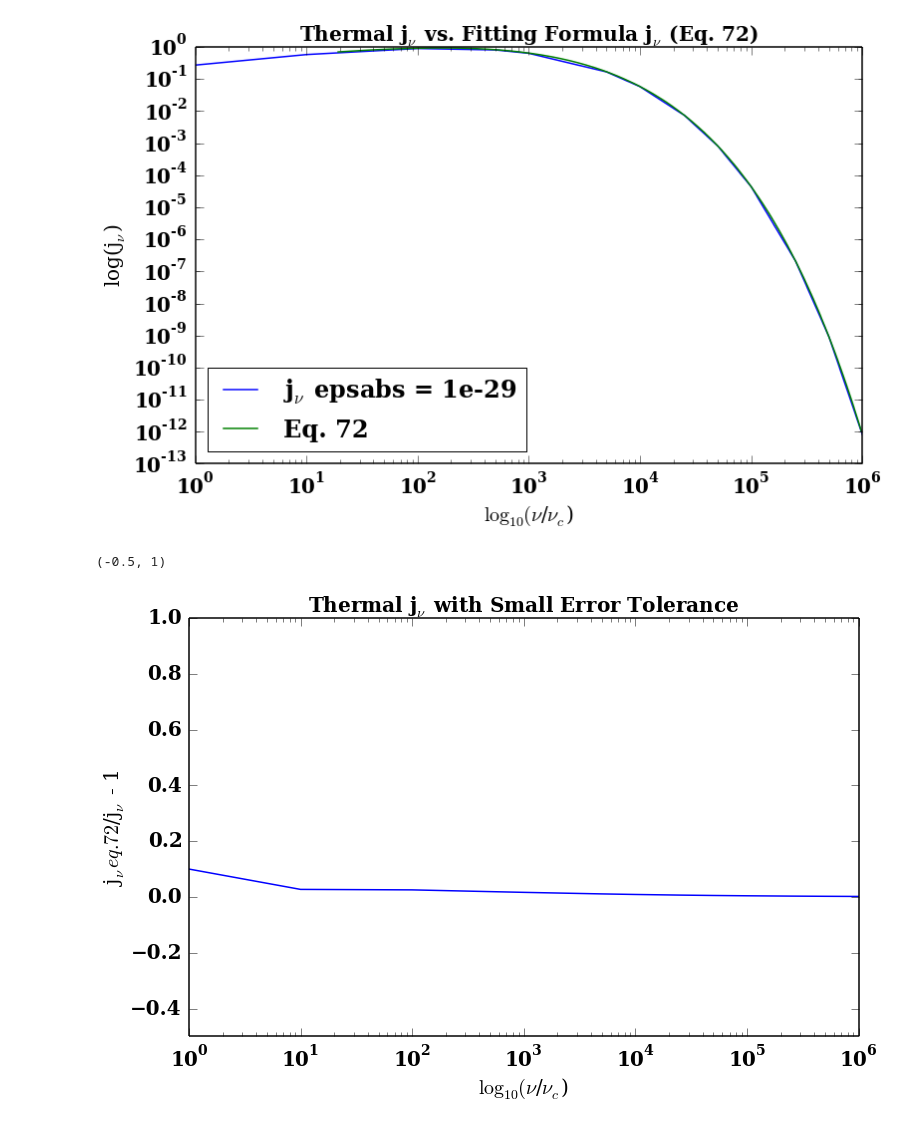
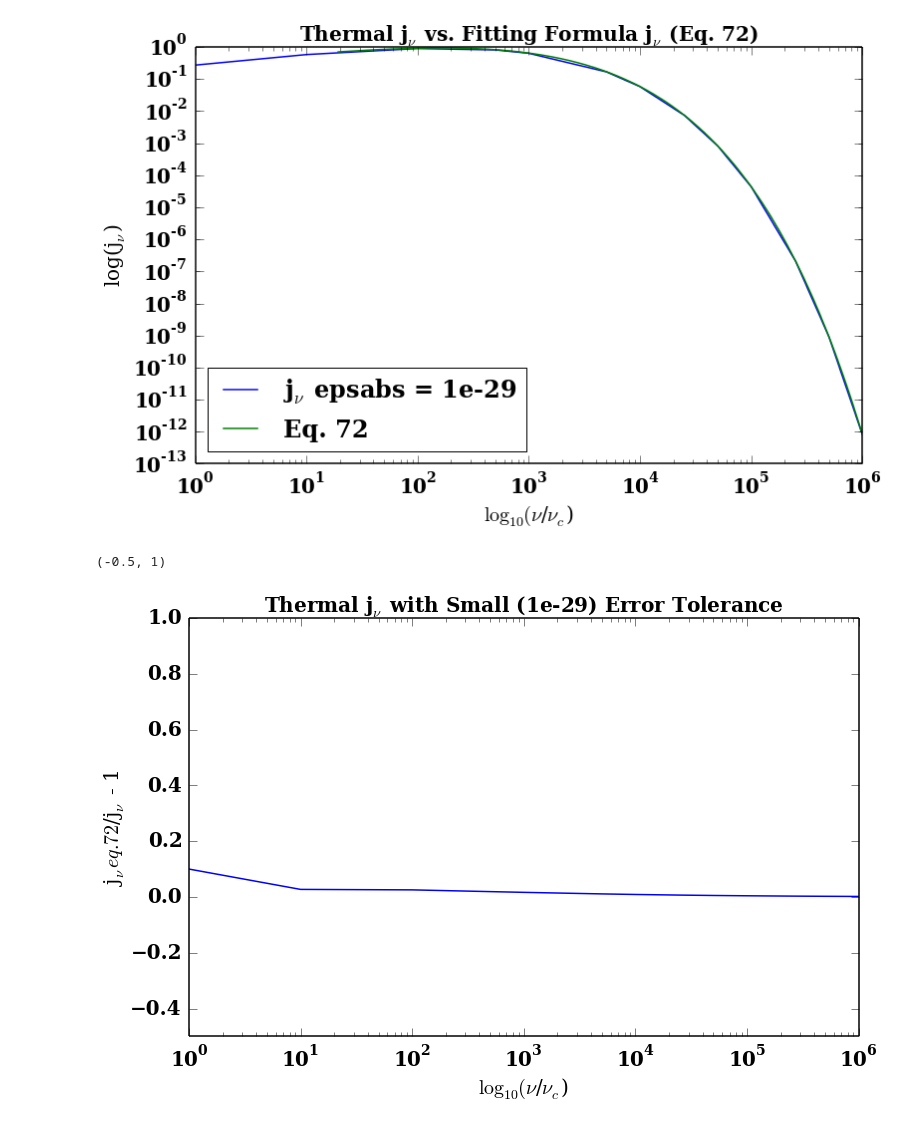
Before and after one commit to aapandy2/kappa_distributions, a Jupyter notebook: jnu_calculator_thermal.ipynb, the cells around one changed output. Cells and saved outputs as stored; diff of their text form; code cells hidden in the pictures.

```diff
--- a/jnu_calculator_thermal.ipynb
+++ b/jnu_calculator_thermal.ipynb
@@ -38,28 +38,28 @@ pl.rcParams['ytick.direction']  = 'in'
 #to make the integral doable
 
 #constants in natural units
-#m = 1.
-#c = 1.
-#theta_e = 10.
-#e = 1
-#B = 10
-#nu_c = (e * B)/(2 * np.pi * m * c)
+m = 1.
+c = 1.
+theta_e = 10.
+e = 1
+B = 10
+nu_c = (e * B)/(2 * np.pi * m * c)
 
 #constants using iharmony's units
-m = 9.1093826e-28
-c = 2.99792458e10
-theta_e = 10.
-e = 4.80320680e-10
-B = 30.
+#m = 9.1093826e-28
+#c = 2.99792458e10
+#theta_e = 10.
+#e = 4.80320680e-10
+#B = 30.
 #n_e = 1.e5
-nu_c = (e * B)/(2 * np.pi * m * c)
+#nu_c = (e * B)/(2 * np.pi * m * c)
 
 
 
 #variables to be set (frequency, observer angle, width of delta function, electron number density,
 # sum index n)
 nu = 100. * nu_c
-theta = 89.999 / 180. * np.pi
+theta = np.pi / 3
 epsilon = 0.01
 n_e = 1.
 nu_s = (2./9.) * nu_c * theta_e**2. * np.sin(theta)
@@ -236,18 +236,18 @@ pl.show()
 # %%
 #error in jnu calculation with low tolerance on quad integrator
 errordata = np.loadtxt('/home/alex/kappa_dist/jnu_thermal_low_tolerance.txt')
 nu_ratio = errordata[:, 0]
 calculated_jnu = errordata[:, 1]
 
 fitting_function_jnu = eq_72_jnu(nu_ratio * nu_c / nu_s)
 
 error = fitting_function_jnu/calculated_jnu - 1.
 
 pl.xlabel("$\\log_{10}(\\nu$/$\\nu_c$)")
 pl.ylabel("j$_\\nu eq.72$/j$_\\nu$ - 1")
 pl.semilogx(nu_ratio, error)
-pl.title('Thermal j$_\\nu$ with Small Error Tolerance')
+pl.title('Thermal j$_\\nu$ with Small (1e-29) Error Tolerance')
 pl.ylim([-0.5, 1])
 # %% [output]
 (-0.5, 1)
-[figure, old version]
+[figure, new version]
```
Also changed, not shown: parts of 1 cell of this notebook, 5 other files.
